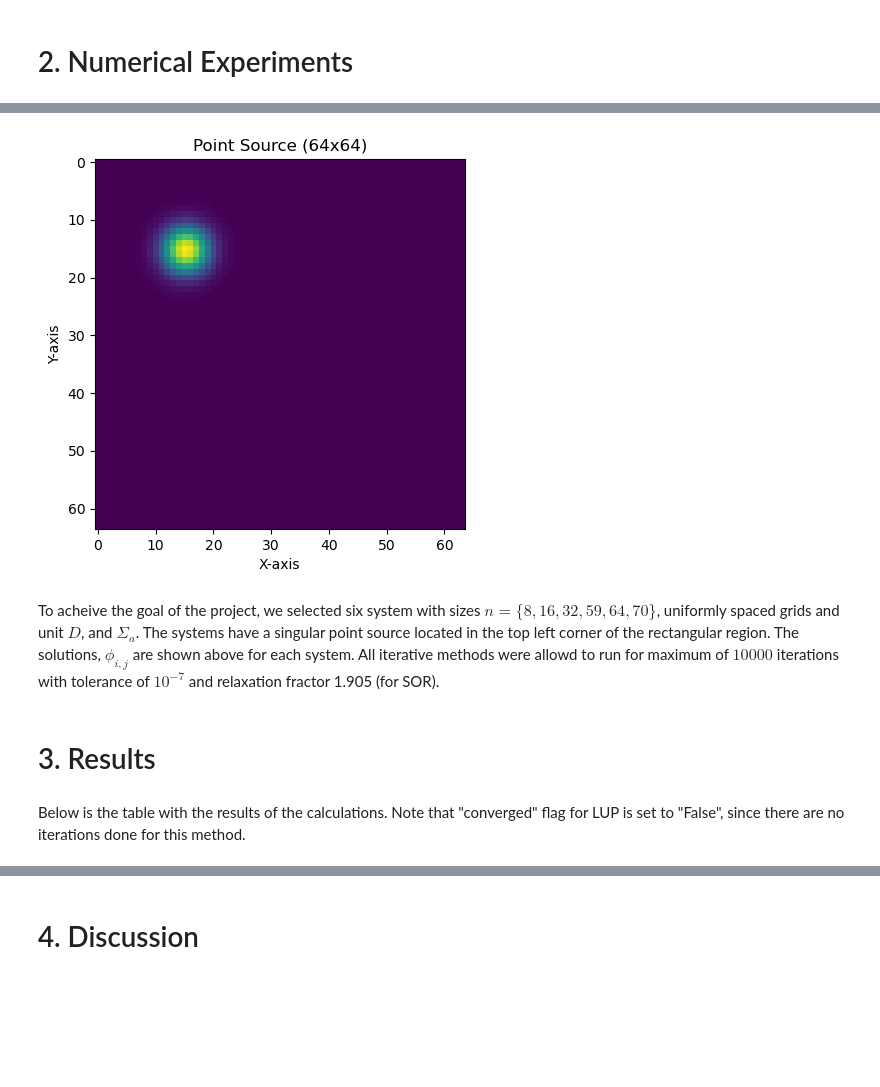
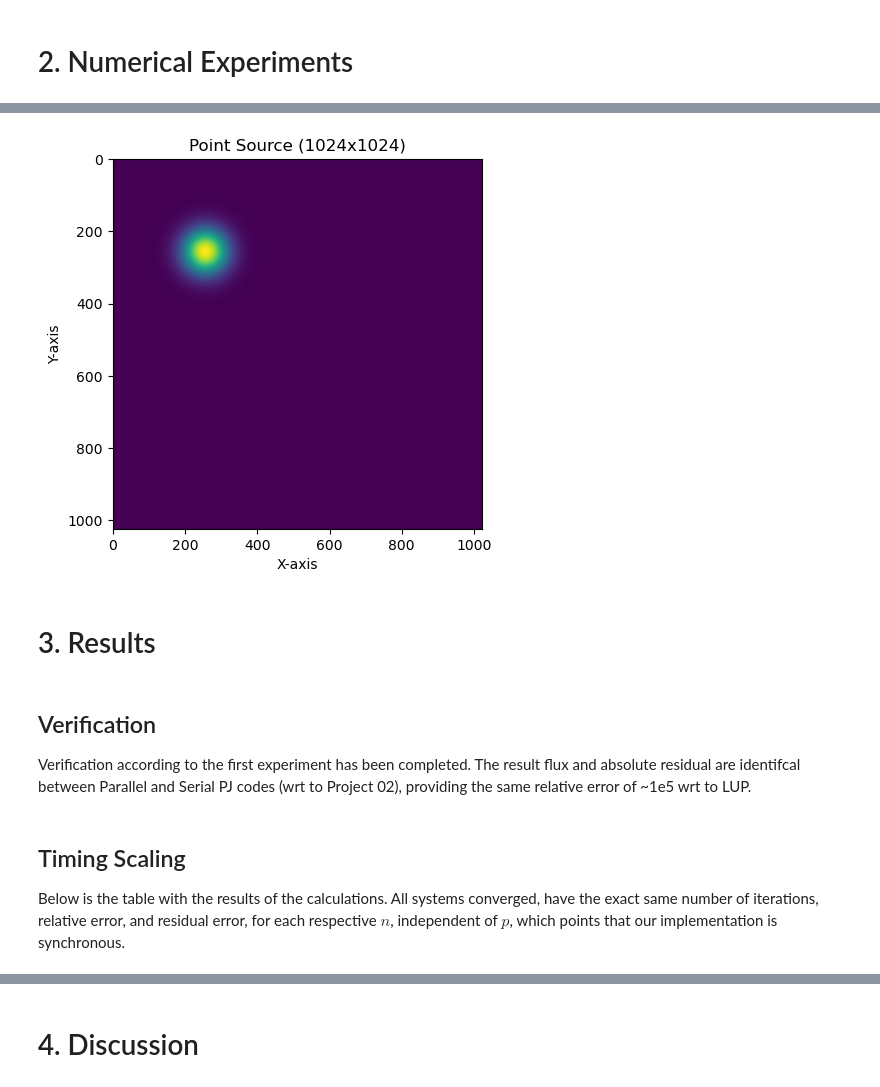
Before and after one commit to kshumilov/NE591, a Jupyter notebook: submissions/shumilov_project04/analysis/analysis.ipynb, the cells around one changed output, grey strips where cells are left out. Saved outputs shown, nothing was run; the diff lists cells and outputs as text; code cells hidden in the pictures; blank space fills up the shorter version.

```diff
--- a/submissions/shumilov_project04/analysis/analysis.ipynb
+++ b/submissions/shumilov_project04/analysis/analysis.ipynb
@@ -43,9 +48,11 @@ import numpy as np
 # %%
-grid_sizes = [8, 16, 32, 64, 128, 256, 512, 1024]
+from utils import Grid, System, Parameters, Inputs
+
+grid_sizes = [128, 256, 512, 1024]
+
 
 def generate_input_file(n: int) -> None:
     params = Parameters('pj', 1e-5, 500_000)
-    # params = Parameters('lup')
 
     system = System.from_point_sources(
         Grid.build_square(10, n),
@@ -53,11 +60,6 @@ def generate_input_file(n: int) -> None:
         fwhms=1.0,
         D=1, S=0.1
     )
-
-    # system = System.from_constant_source(
-    #     Grid.build_square(10, n),
-    #     D=1, S=0.1
-    # )
 
     inputs = Inputs(params, system)
 
@@ -72,21 +74,24 @@ for n in grid_sizes:
     inp = generate_input_file(n)
     inputs.append(inp)
 # %%
-inp = inputs[0]
+inp = inputs[-1]
 img = plt.imshow(inp.system.source, cmap='viridis')  # Use 'viridis' colormap
 plt.xlabel("X-axis")
 plt.ylabel("Y-axis")
 
 n = inp.system.grid.M
 plt.title(f"Point Source ({n}x{n})")
 plt.show()
 # %% [output]
-[figure, old version]
+[figure, new version]
-# %% [markdown]
-To acheive the goal of the project, we selected six system with sizes $n=\{8, 16, 32, 59, 64, 70\}$, uniformly spaced grids and unit $D$, and $\Sigma_a$. The systems have a singular point source located in the top left corner of the rectangular region. The solutions, $\phi_{i,j}$ are shown above for each system. All iterative methods were allowd to run for maximum of $10000$ iterations with tolerance of $10^{-7}$ and relaxation fractor 1.905 (for SOR).
 # %% [markdown]
 # 3. Results
+# %% [markdown]
+## Verification
+Verification according to the first experiment has been completed. The result flux and absolute residual are identifcal between Parallel and Serial PJ codes (wrt to Project 02), providing the same relative error of ~1e5 wrt to LUP.
 # %% [markdown]
-Below is the table with the results of the calculations. Note that "converged" flag for LUP is set to "False", since there are no iterations done for this method.
+## Timing Scaling
+
+Below is the table with the results of the calculations. All systems converged, have the exact same number of iterations, relative error, and residual error, for each respective $n$, independent of $p$, which points that our implementation is synchronous.
 # %%
 df = pd.read_csv(tests_dir / 'data.csv', index_col=0)
```
Also changed, not shown: parts of 17 cells of this notebook, 13 other files.
